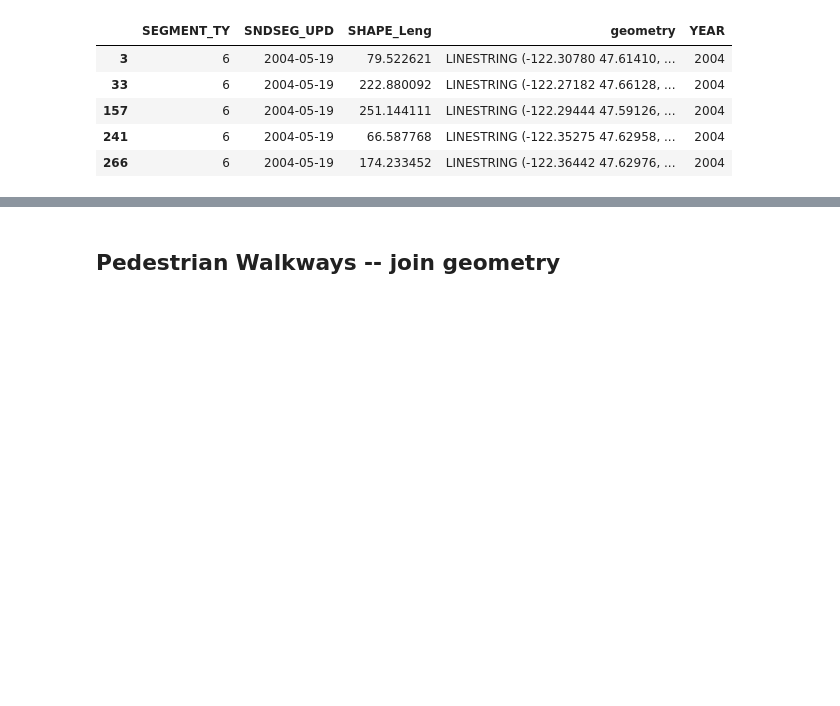
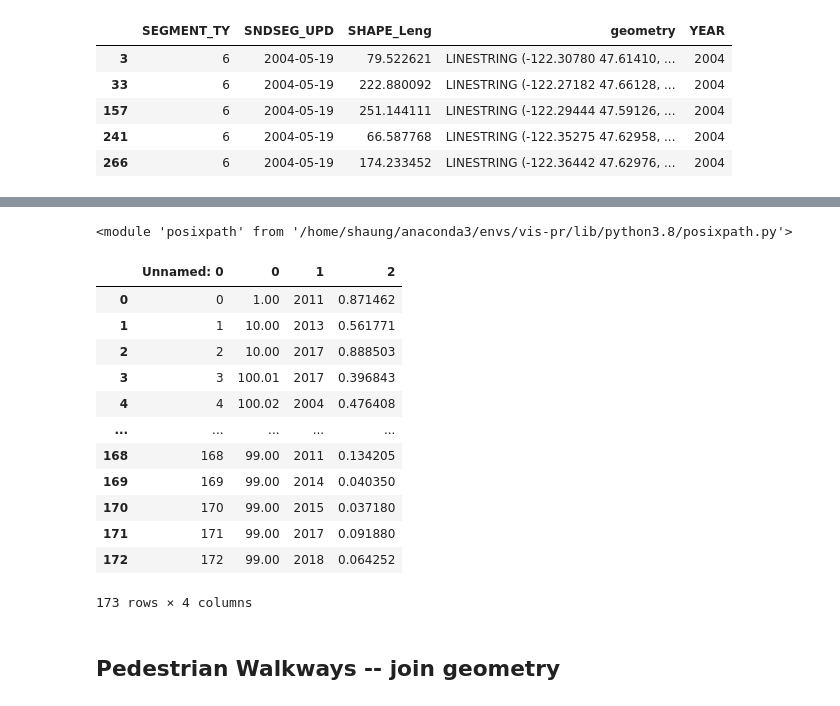
Before and after one commit to Greening-Seattle/Prediction, a Jupyter notebook: Prediction_GeoSegmentation.ipynb, the cells around one changed output, grey strips where cells are left out. Drawn from its saved outputs; the diff is of its cells as text; code cells hidden in the pictures; blank space fills up the shorter version.

```diff
--- a/Prediction_GeoSegmentation.ipynb
+++ b/Prediction_GeoSegmentation.ipynb
@@ -186,0 +195,4 @@ df_lanes = pd.DataFrame(np.stack((year_lane,tract_lane,lengths)).T)
+# %%
+print(os.path)
+# %% [output]
+<module 'posixpath' from '/home/shaung/anaconda3/envs/vis-pr/lib/python3.8/posixpath.py'>
@@ -187,3 +201,19 @@ df_lanes = pd.DataFrame(np.stack((year_lane,tract_lane,lengths)).T)
+# %%
+pd.read_csv('df_lanes.csv')
+# %% [output]
+|  | Unnamed: 0 | 0 | 1 | 2 |
+| 0 | 0 | 1.00 | 2011 | 0.871462 |
+| 1 | 1 | 10.00 | 2013 | 0.561771 |
+| 2 | 2 | 10.00 | 2017 | 0.888503 |
+| 3 | 3 | 100.01 | 2017 | 0.396843 |
+| 4 | 4 | 100.02 | 2004 | 0.476408 |
+| ... | ... | ... | ... | ... |
+| 168 | 168 | 99.00 | 2011 | 0.134205 |
+| 169 | 169 | 99.00 | 2014 | 0.040350 |
+| 170 | 170 | 99.00 | 2015 | 0.037180 |
+| 171 | 171 | 99.00 | 2017 | 0.091880 |
+| 172 | 172 | 99.00 | 2018 | 0.064252 |
+173 rows × 4 columns
 # %% [markdown]
 ## Pedestrian Walkways -- join geometry
 # %%
```
Also changed, not shown: parts of 10 cells of this notebook, 1 other file.
